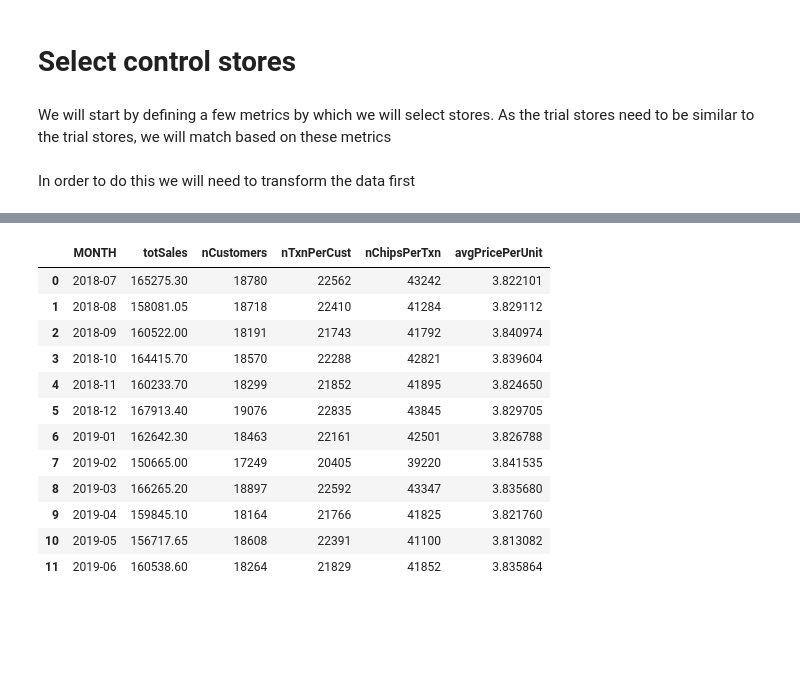
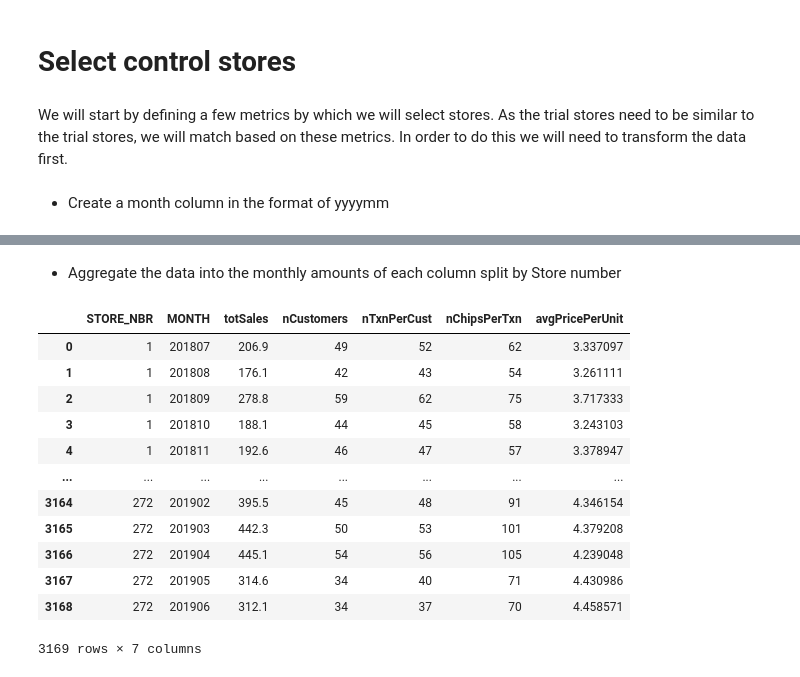
Before and after one commit to jontyj23/Quantium-Virtual-Internship, a Jupyter notebook: task2.ipynb, the cells around one changed output, grey strips where cells are left out. Saved outputs shown, nothing was run; the diff lists cells and outputs as text; code cells hidden in the pictures; blank space fills up the shorter version.

```diff
--- a/task2.ipynb
+++ b/task2.ipynb
@@ -27,15 +34,15 @@ data
 # %% [markdown]
 # Select control stores
 # %% [markdown]
-We will start by defining a few metrics by which we will select stores. As the trial stores need to be similar to the trial stores, we will match based on these metrics
+We will start by defining a few metrics by which we will select stores. As the trial stores need to be similar to the trial stores, we will match based on these metrics. In order to do this we will need to transform the data first.
-# %% [markdown]
-In order to do this we will need to transform the data first
+# %% [markdown]
+- Create a month column in the format of yyyymm
 # %%
 # Convert date column to datetime
 data['DATE'] = pd.to_datetime(data['DATE'])
 
 # Add month column in the format of yyyymm
-data['MONTH'] = data['DATE'].dt.strftime('%Y-%m')
+data['MONTH'] = data['DATE'].dt.strftime('%Y%m').astype(int)
 data.head()
 # %% [output]
 |  | LYLTY_CARD_NBR | DATE | STORE_NBR | TXN_ID | PROD_NBR | PROD_NAME | PROD_QTY | TOT_SALES | PACK_SIZE | ... |
@@ -44,32 +51,34 @@ data.head()
 | 2 | 1003 | 2019-03-07 | 1 | 3 | 52 | Grain Waves Sour Cream&Chives 210G | 1 | 3.6 | 210 | ... |
 | 3 | 1003 | 2019-03-08 | 1 | 4 | 106 | Natural ChipCo Hony Soy Chckn175g | 1 | 3.0 | 175 | ... |
 | 4 | 1004 | 2018-11-02 | 1 | 5 | 96 | WW Original Stacked Chips 160g | 1 | 1.9 | 160 | ... |
+# %% [markdown]
+- Aggregate the data into the monthly amounts of each column split by Store number
 # %%
-measureOverTime = data.groupby('MONTH').agg(
+measureOverTime = data.groupby(["STORE_NBR", 'MONTH']).agg(
     totSales=('TOT_SALES', 'sum'),
     nCustomers=('LYLTY_CARD_NBR', 'nunique'),
     nTxnPerCust=('TXN_ID', 'count'),
     nChipsPerTxn=('PROD_QTY', 'sum'),
 ).reset_index()
 
 # Calculate the average price per unit
 measureOverTime['avgPricePerUnit'] = measureOverTime['totSales'] / measureOverTime['nChipsPerTxn']
 
 # Sort by month
-measureOverTime = measureOverTime.sort_values(by=['MONTH'])
+measureOverTime = measureOverTime.sort_values(['STORE_NBR','MONTH'])
 
 measureOverTime
 # %% [output]
-|  | MONTH | totSales | nCustomers | nTxnPerCust | nChipsPerTxn | avgPricePerUnit |
-| 0 | 2018-07 | 165275.30 | 18780 | 22562 | 43242 | 3.822101 |
-| 1 | 2018-08 | 158081.05 | 18718 | 22410 | 41284 | 3.829112 |
-| 2 | 2018-09 | 160522.00 | 18191 | 21743 | 41792 | 3.840974 |
-| 3 | 2018-10 | 164415.70 | 18570 | 22288 | 42821 | 3.839604 |
-| 4 | 2018-11 | 160233.70 | 18299 | 21852 | 41895 | 3.824650 |
-| 5 | 2018-12 | 167913.40 | 19076 | 22835 | 43845 | 3.829705 |
-| 6 | 2019-01 | 162642.30 | 18463 | 22161 | 42501 | 3.826788 |
-| 7 | 2019-02 | 150665.00 | 17249 | 20405 | 39220 | 3.841535 |
-| 8 | 2019-03 | 166265.20 | 18897 | 22592 | 43347 | 3.835680 |
-| 9 | 2019-04 | 159845.10 | 18164 | 21766 | 41825 | 3.821760 |
-| 10 | 2019-05 | 156717.65 | 18608 | 22391 | 41100 | 3.813082 |
-| 11 | 2019-06 | 160538.60 | 18264 | 21829 | 41852 | 3.835864 |
+|  | STORE_NBR | MONTH | totSales | nCustomers | nTxnPerCust | nChipsPerTxn | avgPricePerUnit |
+| 0 | 1 | 201807 | 206.9 | 49 | 52 | 62 | 3.337097 |
+| 1 | 1 | 201808 | 176.1 | 42 | 43 | 54 | 3.261111 |
+| 2 | 1 | 201809 | 278.8 | 59 | 62 | 75 | 3.717333 |
+| 3 | 1 | 201810 | 188.1 | 44 | 45 | 58 | 3.243103 |
+| 4 | 1 | 201811 | 192.6 | 46 | 47 | 57 | 3.378947 |
+| ... | ... | ... | ... | ... | ... | ... | ... |
+| 3164 | 272 | 201902 | 395.5 | 45 | 48 | 91 | 4.346154 |
+| 3165 | 272 | 201903 | 442.3 | 50 | 53 | 101 | 4.379208 |
+| 3166 | 272 | 201904 | 445.1 | 54 | 56 | 105 | 4.239048 |
+| 3167 | 272 | 201905 | 314.6 | 34 | 40 | 71 | 4.430986 |
+| 3168 | 272 | 201906 | 312.1 | 34 | 37 | 70 | 4.458571 |
+3169 rows × 7 columns
```
Also changed, not shown: parts of 8 cells of this notebook.
